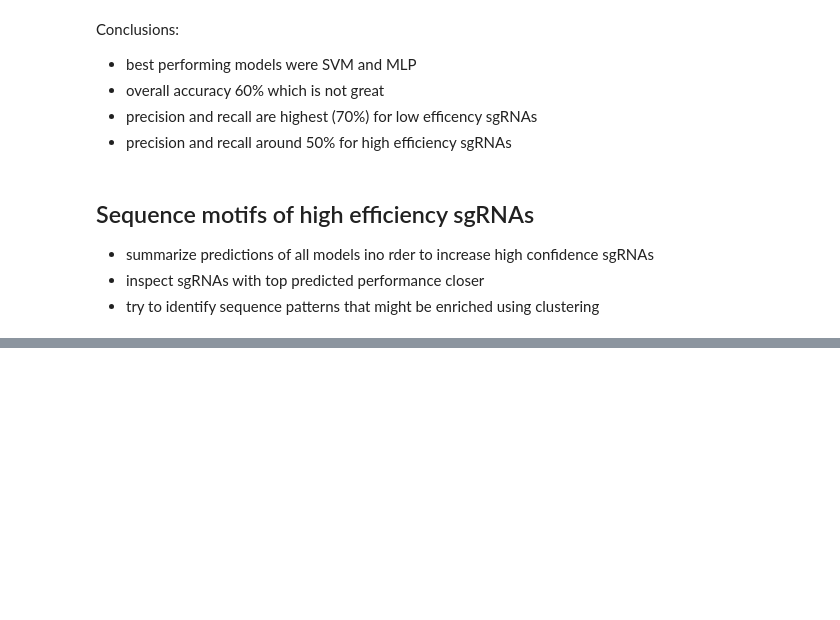
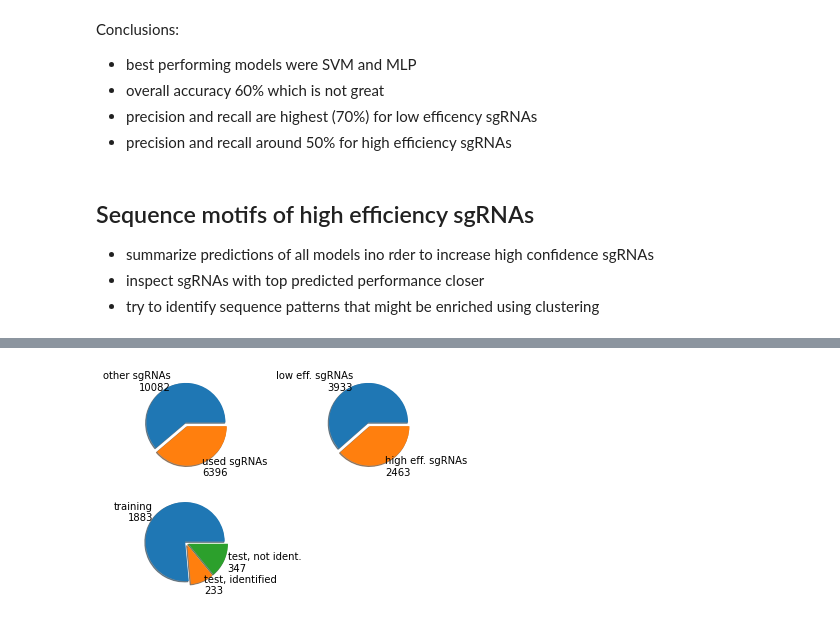
Before and after one commit to m-jahn/R-notebook-crispri-lib, a Jupyter notebook: sgRNA_library_V2/pipeline/sgRNA_ML_analysis.ipynb, the cells around one changed output, grey strips where cells are left out. Cells and saved outputs as stored; diff of their text form; code cells hidden in the pictures; blank space fills up the shorter version.

Commit message:
feature: added pie charts for ML statistics

```diff
--- a/sgRNA_library_V2/pipeline/sgRNA_ML_analysis.ipynb
+++ b/sgRNA_library_V2/pipeline/sgRNA_ML_analysis.ipynb
@@ -656,0 +665,36 @@ plt.savefig('../figures/logo_ML_2.svg')
+# %%
+# Make figure and axes
+fig, axs = plt.subplots(2, 2)
+
+# Pie 1: total vs used sgRNAs
+n_total_sgRNA = len(data.sgRNA.unique())
+n_used_sgRNA = len(data_reduced.sgRNA.unique())
+
+axs[0, 0].pie(
+    [n_total_sgRNA-n_used_sgRNA, n_used_sgRNA],
+    labels=['other sgRNAs\n{}'.format(n_total_sgRNA-n_used_sgRNA), 'used sgRNAs\n{}'.format(n_used_sgRNA)],
+    shadow=True, explode=[0.05,0.05])
+
+# Pie 2: low vs high eff sgRNAs
+n_low_high_sgRNA = data_bin_sum.to_list()
+axs[0, 1].pie(
+    n_low_high_sgRNA,
+    labels=['low eff. sgRNAs\n{}'.format(n_low_high_sgRNA[0]), 'high eff. sgRNAs\n{}'.format(n_low_high_sgRNA[1])],
+    shadow=True, explode=[0.05,0.05])
+
+# Pie 3: train and test set, test subdivided in ML+ and ML-
+n_train_test = [fasta_df_reduced.iloc[i_train].query('efficiency_binned=="1-high"').shape[0],
+    len(i_modelpos), len(i_nodelneg)]
+axs[1, 0].pie(
+    n_train_test,
+    labels=['training\n{}'.format(n_train_test[0]),
+        'test, identified\n{}'.format(n_train_test[1]),
+        'test, not ident.\n{}'.format(n_train_test[2])],
+    shadow=True, explode=[0.05,0.05,0.05])
+
+# Hide last position
+axs[1, 1].axis('off')
+
+plt.savefig('../figures/piechart_ML.svg')
+# %% [output]
+[figure, added]
```
Also changed, not shown: parts of 15 cells of this notebook.
